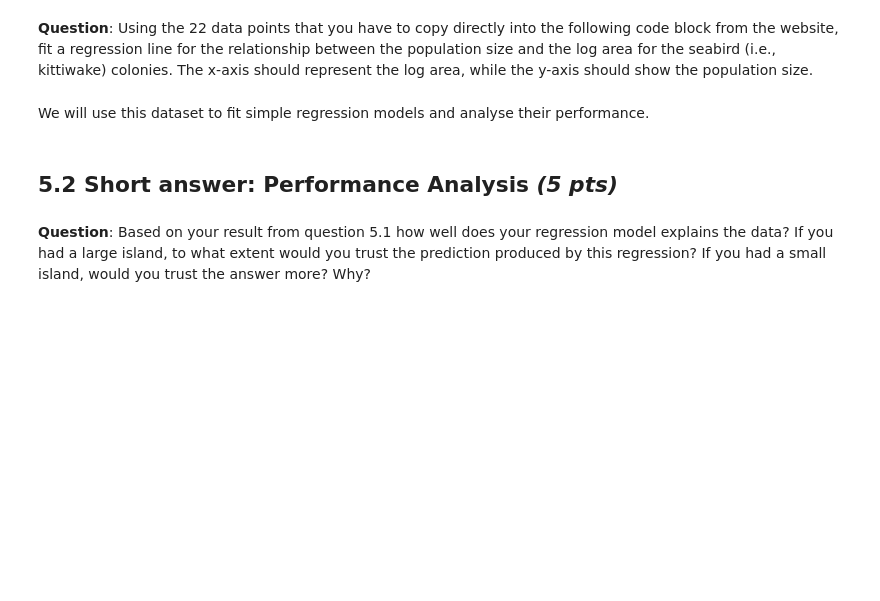
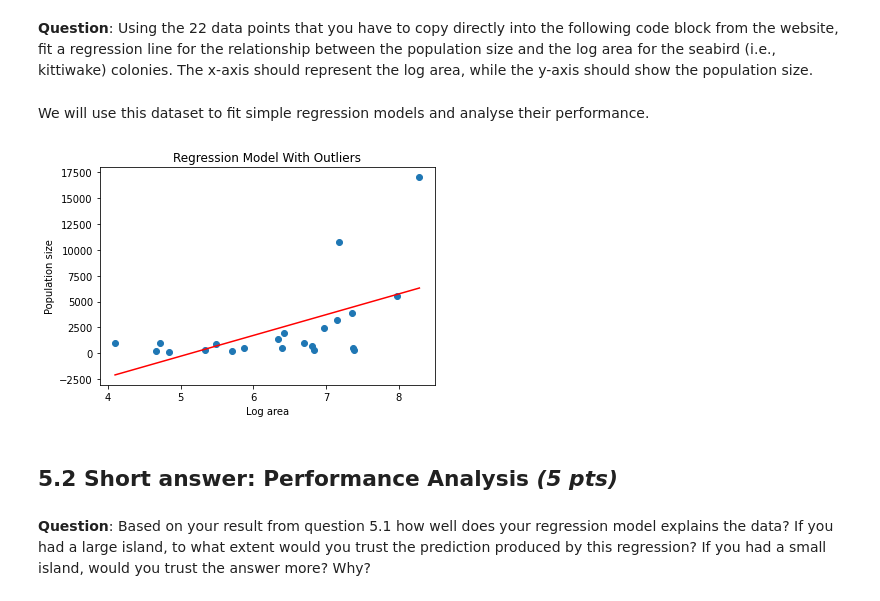
Before and after one commit to tnikas/CS541, a Jupyter notebook: PSets/PS3/ps3.ipynb, the cells around one changed output. Drawn from its saved outputs; the diff is of its cells as text; code cells hidden in the pictures; blank space fills up the shorter version.

```diff
--- a/PSets/PS3/ps3.ipynb
+++ b/PSets/PS3/ps3.ipynb
@@ -735,9 +735,55 @@ We will use this dataset to fit simple regression models and analyse their perfo
 # %%
 from sklearn.linear_model import LinearRegression
 
 
 ##Write your answer/code in this block
 # Include this part along with the generated plot in both your .py submission and .pdf submission!
+
+data = {
+    "W. Unst": (207.7, 311),
+    "Hermaness": (1570, 3872),
+    "N.E. Unst": (1588, 495),
+    "W. Yell": (125.7, 134),
+    "Buravoe": (353.4, 485),
+    "Fetlar": (931, 372),
+    "Out Skerries": (1616, 284),
+    "Noss": (1317, 10767),
+    "Moussa": (614, 1975),
+    "Dalsetter": (60.12, 970),
+    "Sumburgh": (1273, 3243),
+    "Fitful Head": (595.7, 500),
+    "St Ninians": (105.6, 250),
+    "S. Havra": (241.9, 925),
+    "Reawick": (111.1, 970),
+    "Vaila": (302.4, 278),
+    "Papa Stour": (808.9, 1036),
+    "Foula": (2927, 5570),
+    "Eshaness": (1069, 2430),
+    "Uyea": (898.2, 731),
+    "Gruney": (564.8, 1364),
+    "Fair Isle": (3957, 17000),
+}
+
+areas = np.array([data[colony][0] for colony in data])
+populations = np.array([data[colony][1] for colony in data])
+
+log_areas = np.log(areas)
+
+model = LinearRegression()
+model.fit(log_areas.reshape(-1, 1), populations)
+
+X_pred = np.linspace(min(log_areas), max(log_areas), 100).reshape(-1, 1)
+y_pred = model.predict(X_pred)
+
+plt.scatter(log_areas, populations)
+plt.plot(X_pred, y_pred, color='red')
+
+plt.xlabel('Log area')
+plt.ylabel('Population size')
+plt.title("Regression Model With Outliers")
+plt.show()
+# %% [output]
+[figure, added]
 # %% [markdown]
 ## **5.2 Short answer:** Performance Analysis *(5 pts)*
 # %% [markdown]
```
Also changed, not shown: parts of 6 cells of this notebook.
